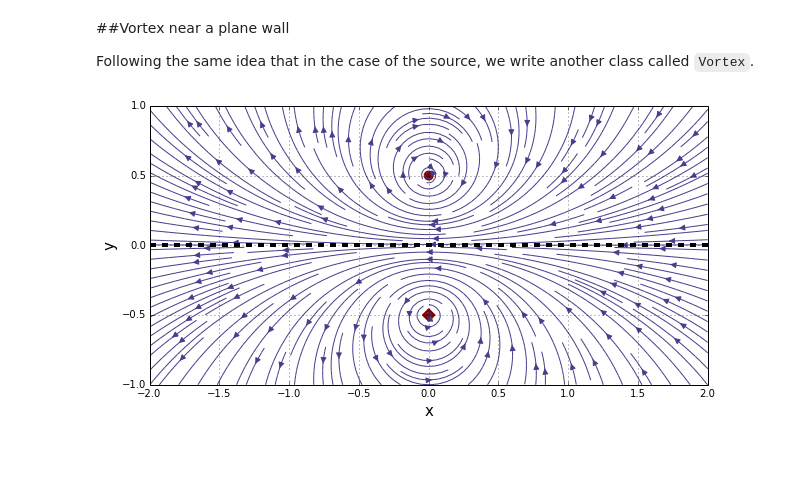
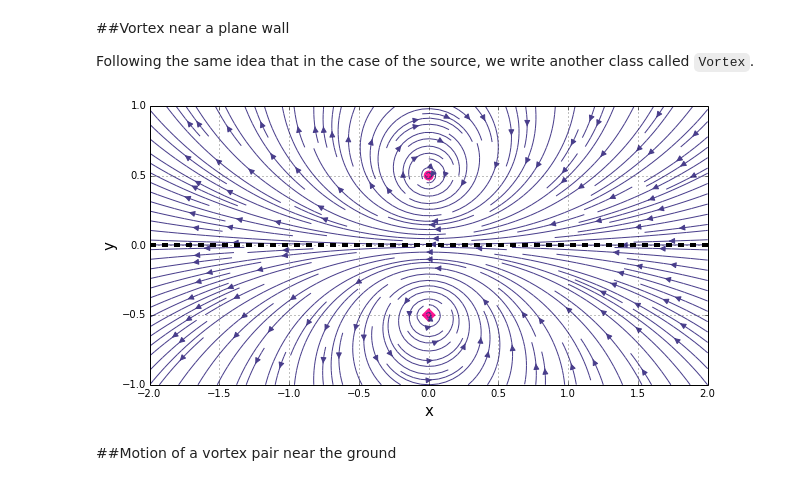
Before and after one commit to engamohd/AeroPython, a Jupyter notebook: my_codes/lesson07_mc.ipynb, the cells around one changed output. Drawn from its saved outputs; the diff is of its cells as text; code cells hidden in the pictures; blank space fills up the shorter version.

```diff
--- a/my_codes/lesson07_mc.ipynb
+++ b/my_codes/lesson07_mc.ipynb
@@ -160,21 +160,23 @@ psi = vortex.psi + vortex_image.psi
 # %%
 #Plotting
 pyplot.figure(figsize=(10,5))      #set plot size
 pyplot.grid(True)                  #plot the grid
 
 pyplot.xlim(x_start, x_end)        #set x-lim
 pyplot.ylim(y_start, y_end)        #set y-lim
 pyplot.xlabel('x', fontsize=15)    #set x-label
 pyplot.ylabel('y', fontsize=15)    #set y-label
 
 #The vortex and the image
-pyplot.scatter(vortex.x_v, vortex.y_v, color='maroon', s=80, marker='o')
-pyplot.scatter(vortex_image.x_v, vortex_image.y_v, color='maroon', s=80, marker='D')
+pyplot.scatter(vortex.x_v, vortex.y_v, color='deeppink', s=80, marker='o')
+pyplot.scatter(vortex_image.x_v, vortex_image.y_v, color='deeppink', s=80, marker='D')
 
 #streamfunction
 pyplot.streamplot(X, Y, u_vortex, v_vortex, density=2, linewidth=1, arrowsize=1.2, arrowstyle='-|>',color='#483D8B')
 
 #dash line in the x-axis simulating the wall
 pyplot.axhline(0., color='k', linestyle='--', linewidth=4);
 # %% [output]
-[figure, old version]
+[figure, new version]
+# %% [markdown]
+##Motion of a vortex pair near the ground
```
Also changed, not shown: parts of 15 cells of this notebook.
